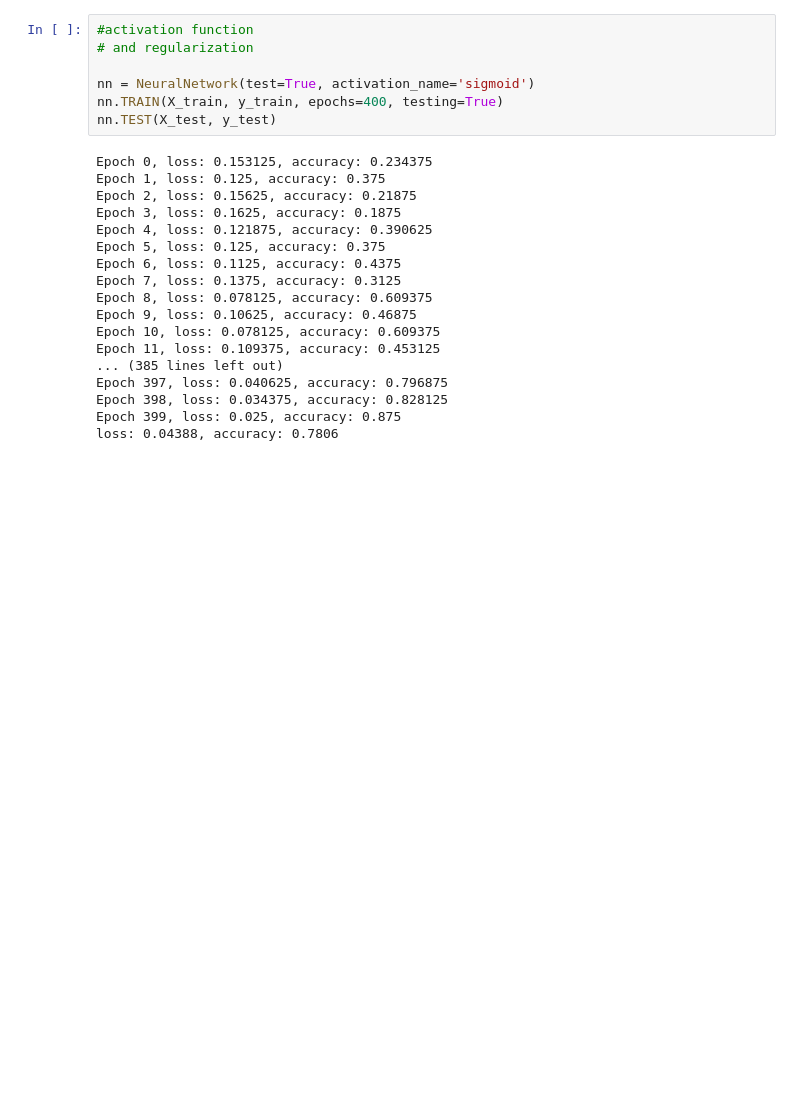
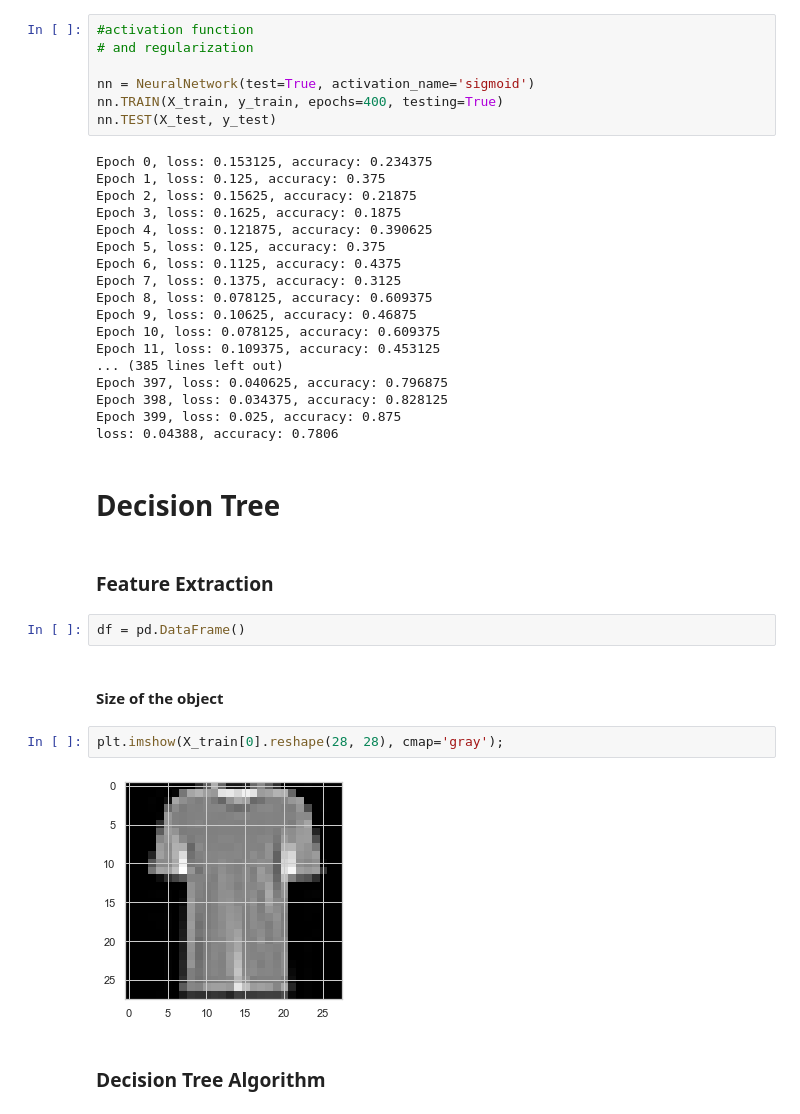
Before and after one commit to HubertWojcik10/machine_learning_project, a Jupyter notebook: main.ipynb, the cells around one changed output. Drawn from its saved outputs; the diff is of its cells as text; blank space fills up the shorter version.

Commit message:
copy a version of decision_tree to modify it for our case in the future

```diff
--- a/main.ipynb
+++ b/main.ipynb
@@ -276,3 +282,17 @@ Epoch 397, loss: 0.040625, accuracy: 0.796875
 Epoch 398, loss: 0.034375, accuracy: 0.828125
 Epoch 399, loss: 0.025, accuracy: 0.875
 loss: 0.04388, accuracy: 0.7806
+# %% [markdown]
+# Decision Tree
+# %% [markdown]
+### Feature Extraction
+# %%
+df = pd.DataFrame()
+# %% [markdown]
+#### Size of the object
+# %%
+plt.imshow(X_train[0].reshape(28, 28), cmap='gray');
+# %% [output]
+[figure, added]
+# %% [markdown]
+### Decision Tree Algorithm
```
Also changed, not shown: parts of 5 cells of this notebook.
